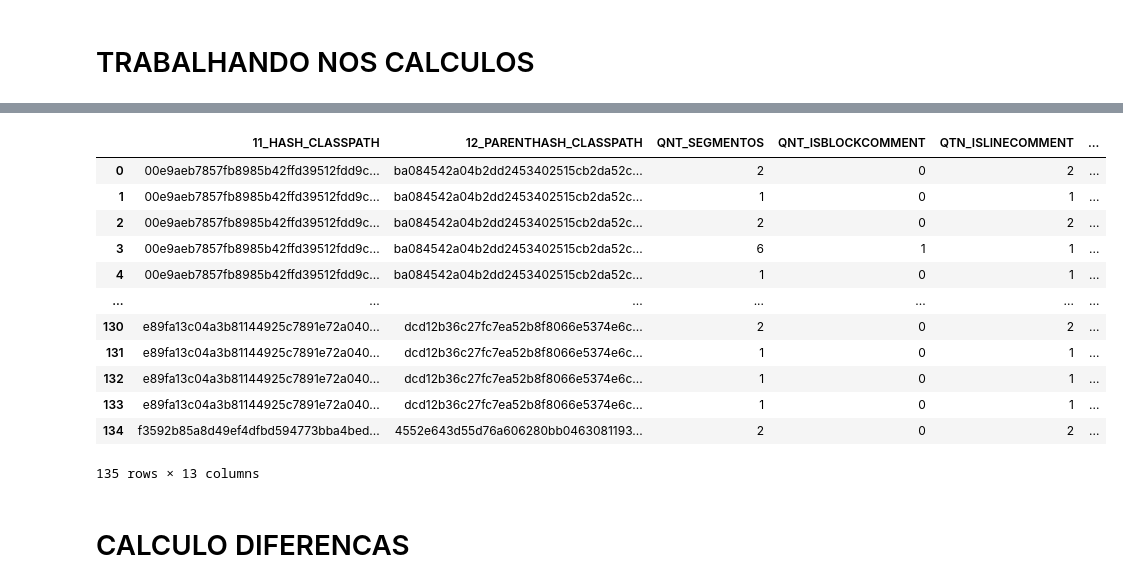
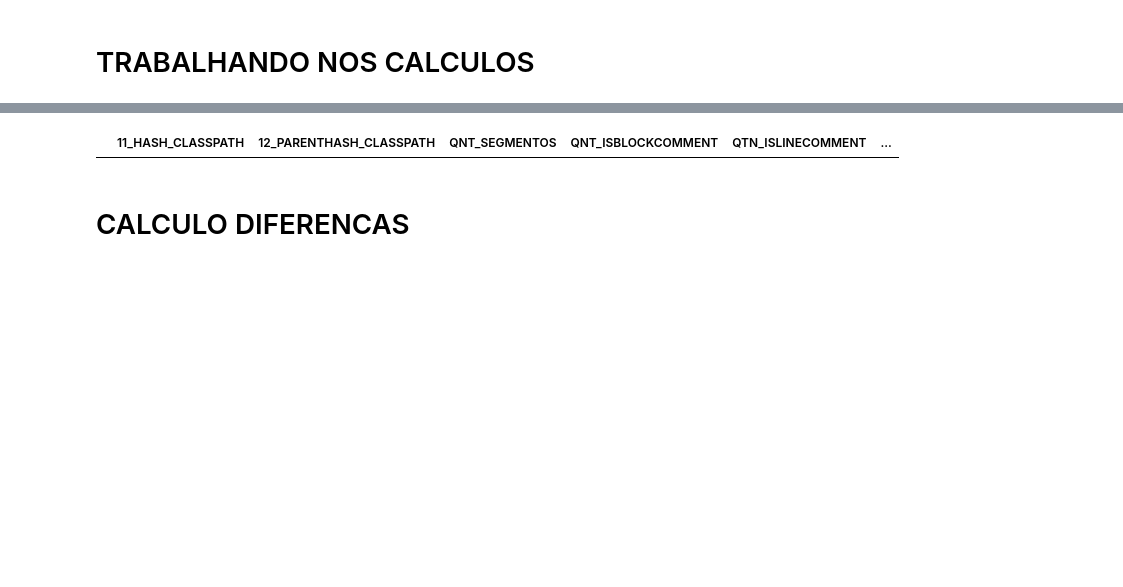
Before and after one commit to KleitonEwerton/project-analyzer-with-parsers, a Jupyter notebook: analise_refatoracao.ipynb, the cells around one changed output, grey strips where cells are left out. Cells and saved outputs as stored; diff of their text form; code cells hidden in the pictures; blank space fills up the shorter version.

```diff
--- a/analise_refatoracao.ipynb
+++ b/analise_refatoracao.ipynb
@@ -68,17 +68,19 @@ plt=reload(plt)
 # %% [markdown]
 # FILE
 # %%
-FILE_NAME_REFACTORING = 'csv/refactorings-examples-for-refactoring-testing.csv'
-FILE_NAME_COMMENTS = 'csv/comments-examples-for-refactoring-testing.csv'
+pasta = "gson"
 
-FILE_NAME_TABELA_AGRUPADA = 'comments-examples/tabela-agrupada.csv'
-FILE_NAME_TABELA_MERGE = 'comments-examples/tabela-merge-comentarios.csv'
-FILE_NAME_TABELA_COMPLETA = 'comments-examples/tabela-completa.csv'
-FILE_NAME_TABELA_REGRAS = 'comments-examples/tabela-regras.csv'
-FILE_NAME_TABELA_DIFERENCA_COMENTARIOS = 'csv/tabela-diferenca-comentarios.csv'
+FILE_NAME_REFACTORING = 'csv/refactorings-' + pasta +  '.csv'
+FILE_NAME_COMMENTS = 'csv/comments-' + pasta + '.csv'
 
-FILE_NAME_PIVOTED = 'comments-examples/pivoted.csv'
-FILE_NAME_QUANTIDADE_COMENTARIOS = 'comments-examples/quantidade-comentarios.csv'
+FILE_NAME_TABELA_AGRUPADA = pasta + '/tabela-agrupada.csv'
+FILE_NAME_TABELA_MERGE = pasta + '/tabela-merge-comentarios.csv'
+FILE_NAME_TABELA_COMPLETA = pasta + '/tabela-completa.csv'
+FILE_NAME_TABELA_REGRAS = pasta + '/tabela-regras.csv'
+FILE_NAME_TABELA_DIFERENCA_COMENTARIOS = pasta + '/tabela-diferenca-comentarios.csv'
+
+FILE_NAME_PIVOTED = pasta + '/pivoted.csv'
+FILE_NAME_QUANTIDADE_COMENTARIOS = pasta + '/quantidade-comentarios.csv'
 # %% [markdown]
 # TRABALHANDO NOS CALCULOS
 # %%
@@ -134,24 +136,15 @@ agrupado
 # %%
 # Juntando o DataFrame consigo mesmo para calcular as diferenças
 
-merged_df = pd.merge(agrupado, agrupado, left_on="11_HASH_CLASSPATH", right_on="12_PARENTHASH_CLASSPATH", suffixes=('', '_PARENTE'))
-merged_df.drop(columns=['11_HASH_CLASSPATH_PARENTE'], inplace=True)
+merged_df = pd.merge(agrupado, agrupado, right_on="11_HASH_CLASSPATH", left_on="12_PARENTHASH_CLASSPATH", suffixes=('', '_PARENTE'))
+
+merged_df.drop(columns=['11_HASH_CLASSPATH_PARENTE', '12_PARENTHASH_CLASSPATH_PARENTE'], inplace=True)
+
 merged_df.to_csv(FILE_NAME_TABELA_MERGE, index=False)
+
 merged_df
 # %% [output]
 |  | 11_HASH_CLASSPATH | 12_PARENTHASH_CLASSPATH | QNT_SEGMENTOS | QNT_ISBLOCKCOMMENT | QTN_ISLINECOMMENT | ... |
-| 0 | 00e9aeb7857fb8985b42ffd39512fdd9c... | ba084542a04b2dd2453402515cb2da52c... | 2 | 0 | 2 | ... |
-| 1 | 00e9aeb7857fb8985b42ffd39512fdd9c... | ba084542a04b2dd2453402515cb2da52c... | 1 | 0 | 1 | ... |
-| 2 | 00e9aeb7857fb8985b42ffd39512fdd9c... | ba084542a04b2dd2453402515cb2da52c... | 2 | 0 | 2 | ... |
-| 3 | 00e9aeb7857fb8985b42ffd39512fdd9c... | ba084542a04b2dd2453402515cb2da52c... | 6 | 1 | 1 | ... |
-| 4 | 00e9aeb7857fb8985b42ffd39512fdd9c... | ba084542a04b2dd2453402515cb2da52c... | 1 | 0 | 1 | ... |
-| ... | ... | ... | ... | ... | ... | ... |
-| 130 | e89fa13c04a3b81144925c7891e72a040... | dcd12b36c27fc7ea52b8f8066e5374e6c... | 2 | 0 | 2 | ... |
-| 131 | e89fa13c04a3b81144925c7891e72a040... | dcd12b36c27fc7ea52b8f8066e5374e6c... | 1 | 0 | 1 | ... |
-| 132 | e89fa13c04a3b81144925c7891e72a040... | dcd12b36c27fc7ea52b8f8066e5374e6c... | 1 | 0 | 1 | ... |
-| 133 | e89fa13c04a3b81144925c7891e72a040... | dcd12b36c27fc7ea52b8f8066e5374e6c... | 1 | 0 | 1 | ... |
-| 134 | f3592b85a8d49ef4dfbd594773bba4bed... | 4552e643d55d76a606280bb0463081193... | 2 | 0 | 2 | ... |
-135 rows × 13 columns
 # %% [markdown]
 # CALCULO DIFERENCAS
 # %%
```
Also changed, not shown: parts of 20 cells of this notebook, 1 other file.
